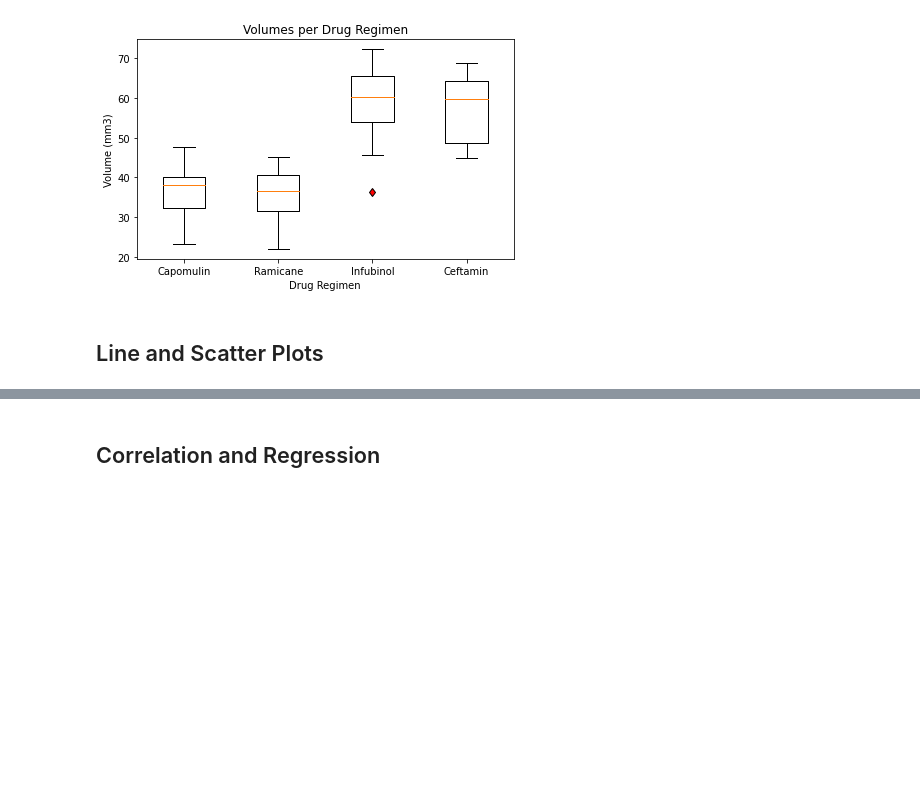
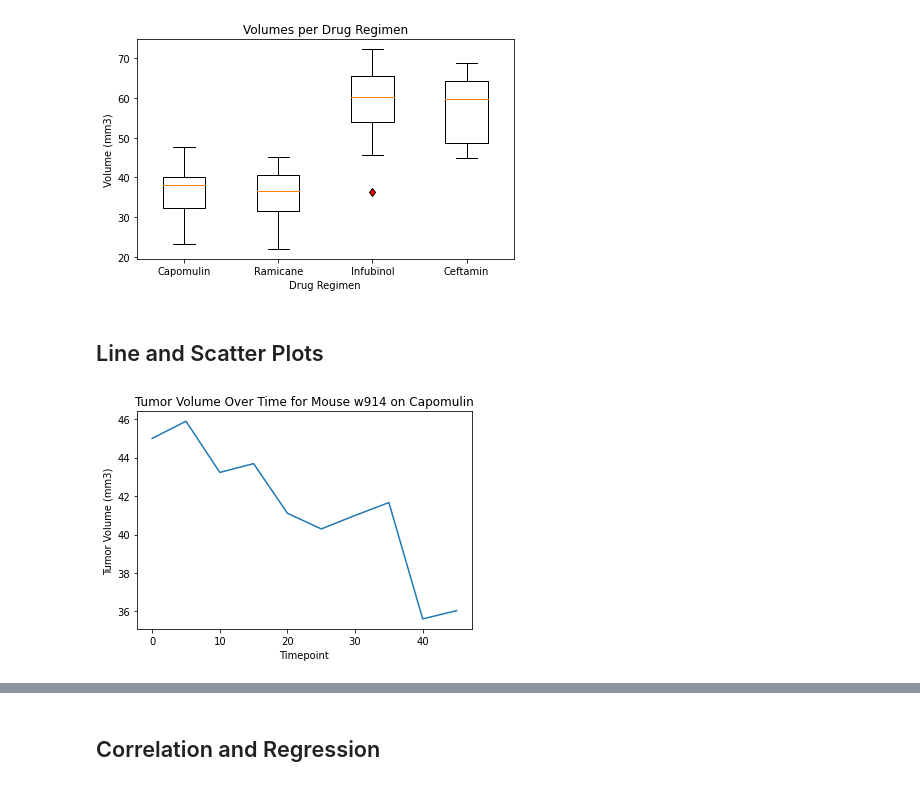
Before and after one commit to 12wollmana/UMN-Data_Analytics-MatPlotLib, a Jupyter notebook: Pymaceuticals/pymaceuticals_starter.ipynb, the cells around one changed output, grey strips where cells are left out. Cells and saved outputs as stored; diff of their text form; code cells hidden in the pictures; blank space fills up the shorter version.

Commit message:
Finished Line and Scatter Plots Section

```diff
--- a/Pymaceuticals/pymaceuticals_starter.ipynb
+++ b/Pymaceuticals/pymaceuticals_starter.ipynb
@@ -313,3 +305,22 @@ plt.show()
+# %%
+# Generate a line plot of tumor volume vs. timepoint for a mouse treated with Capomulin
+
+# Get random mouse under regimen
+regimen = "Capomulin"
+mice_under_regimen = mouse_study_df.loc[mouse_study_df[Columns.drug_regimen] == regimen][Columns.mouse_id].unique()
+mouse_under_test = random.choice(mice_under_regimen)
+
+# Get Data
+mouse_data_under_test = mouse_study_df.loc[mouse_study_df[Columns.mouse_id] == mouse_under_test]
+volume_v_timepoint = mouse_data_under_test[[Columns.tumor_volume, Columns.timepoint]]
+
+# Plot Data
+volume_v_timepoint.plot(kind="line", x=Columns.timepoint, legend=None)
+plt.title(f"Tumor Volume Over Time for Mouse {mouse_under_test} on {regimen}")
+plt.ylabel(Columns.tumor_volume)
+plt.show()
+# %% [output]
+[figure, added]
 # %%
 # Generate a scatter plot of average tumor volume vs. mouse weight for the Capomulin regimen.
 # Note: this means mouse weight goes on the x-axis, with average tumor volume on the y-axis.
```
Also changed, not shown: parts of 10 cells of this notebook.
